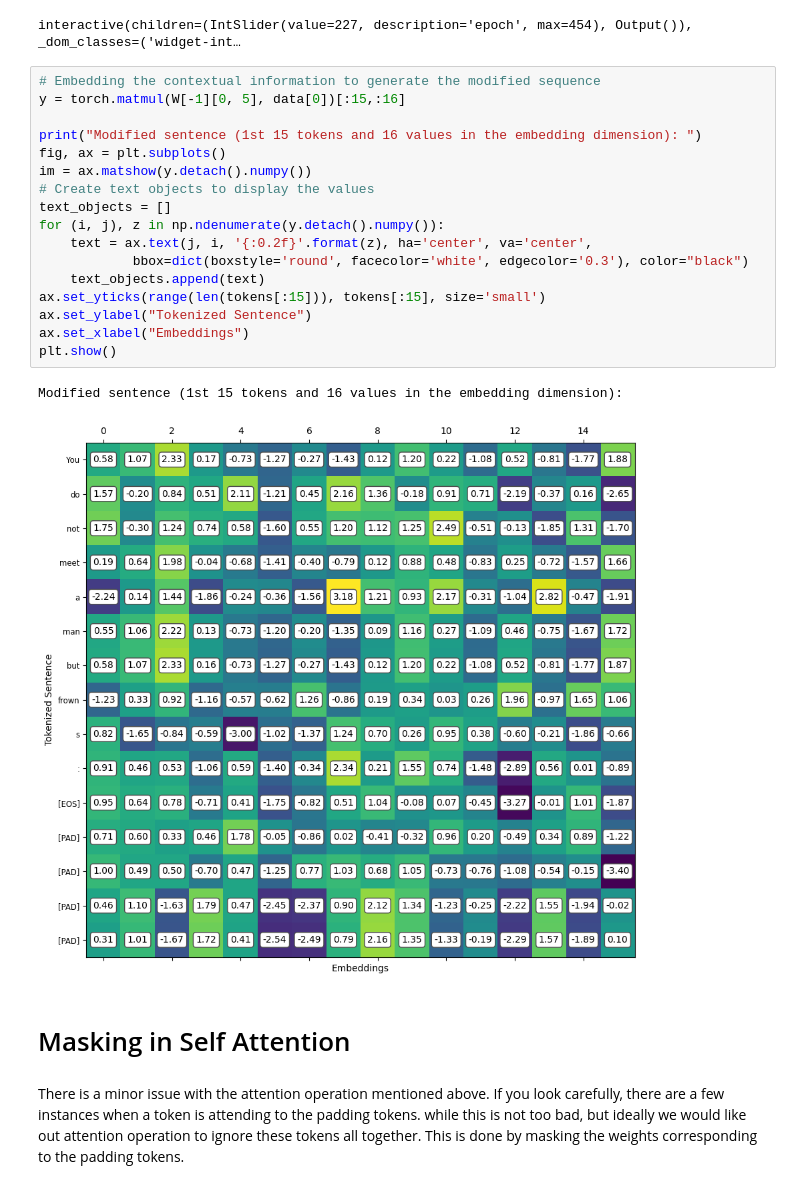
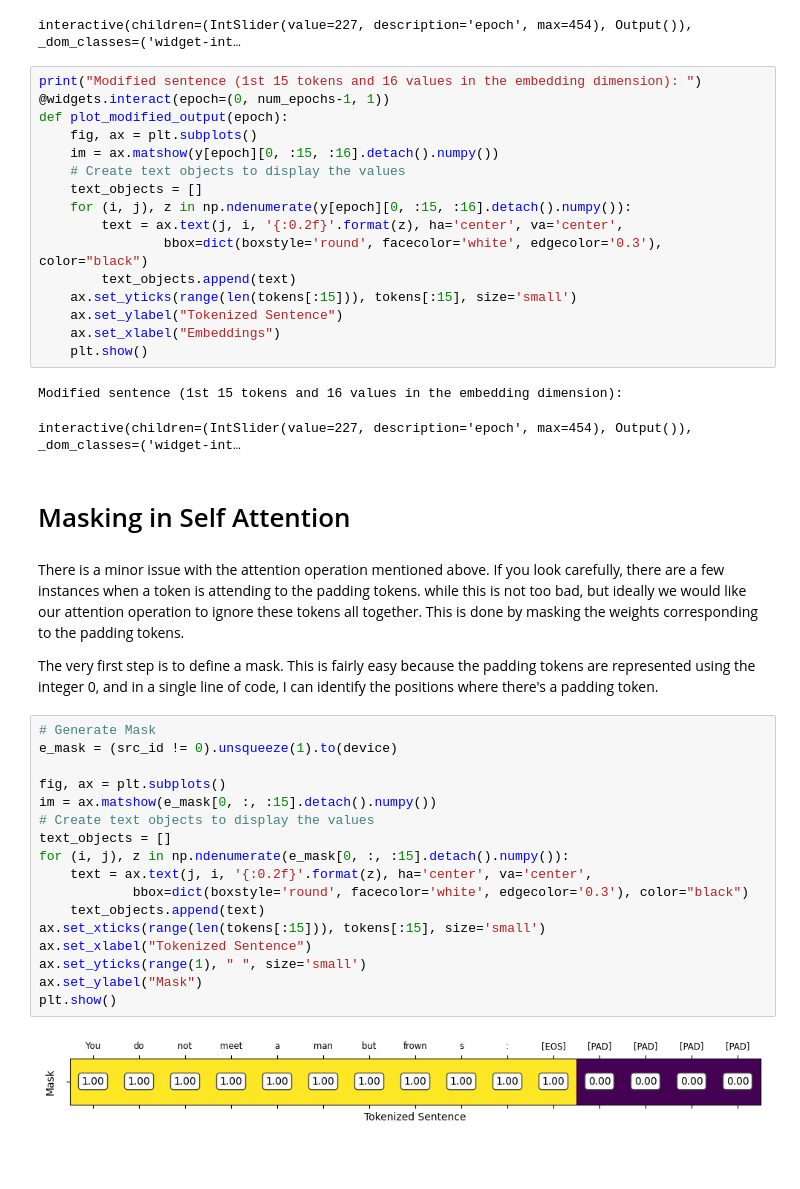
Before and after one commit to tgautam03/BardBungle, a Jupyter notebook: nb/Chapter2.ipynb, the cells around one changed output. Saved outputs shown, nothing was run; the diff lists cells and outputs as text; blank space fills up the shorter version.

Commit message:
Added masked attention

```diff
--- a/nb/Chapter2.ipynb
+++ b/nb/Chapter2.ipynb
@@ -319,26 +320,46 @@ def plot_attention_weights(epoch):
 # %% [output]
 interactive(children=(IntSlider(value=227, description='epoch', max=454), Output()), _dom_classes=('widget-int…
 # %%
-# Embedding the contextual information to generate the modified sequence
-y = torch.matmul(W[-1][0, 5], data[0])[:15,:16]
-
 print("Modified sentence (1st 15 tokens and 16 values in the embedding dimension): ")
-fig, ax = plt.subplots()
-im = ax.matshow(y.detach().numpy())
-# Create text objects to display the values
-text_objects = []
-for (i, j), z in np.ndenumerate(y.detach().numpy()):
-    text = ax.text(j, i, '{:0.2f}'.format(z), ha='center', va='center',
-            bbox=dict(boxstyle='round', facecolor='white', edgecolor='0.3'), color="black")
-    text_objects.append(text)
-ax.set_yticks(range(len(tokens[:15])), tokens[:15], size='small')
-ax.set_ylabel("Tokenized Sentence")
-ax.set_xlabel("Embeddings")
-plt.show()
+@widgets.interact(epoch=(0, num_epochs-1, 1))
+def plot_modified_output(epoch):
+    fig, ax = plt.subplots()
+    im = ax.matshow(y[epoch][0, :15, :16].detach().numpy())
+    # Create text objects to display the values
+    text_objects = []
+    for (i, j), z in np.ndenumerate(y[epoch][0, :15, :16].detach().numpy()):
+        text = ax.text(j, i, '{:0.2f}'.format(z), ha='center', va='center',
+                bbox=dict(boxstyle='round', facecolor='white', edgecolor='0.3'), color="black")
+        text_objects.append(text)
+    ax.set_yticks(range(len(tokens[:15])), tokens[:15], size='small')
+    ax.set_ylabel("Tokenized Sentence")
+    ax.set_xlabel("Embeddings")
+    plt.show()
 # %% [output]
 Modified sentence (1st 15 tokens and 16 values in the embedding dimension):
-[figure, removed]
+interactive(children=(IntSlider(value=227, description='epoch', max=454), Output()), _dom_classes=('widget-int…
 # %% [markdown]
 # Masking in Self Attention
 # %% [markdown]
-There is a minor issue with the attention operation mentioned above. If you look carefully, there are a few instances when a token is attending to the padding tokens. while this is not too bad, but ideally we would like out attention operation to ignore these tokens all together. This is done by masking the weights corresponding to the padding tokens.
+There is a minor issue with the attention operation mentioned above. If you look carefully, there are a few instances when a token is attending to the padding tokens. while this is not too bad, but ideally we would like our attention operation to ignore these tokens all together. This is done by masking the weights corresponding to the padding tokens.
+
+The very first step is to define a mask. This is fairly easy because the padding tokens are represented using the integer 0, and in a single line of code, I can identify the positions where there's a padding token.
+# %%
+# Generate Mask
+e_mask = (src_id != 0).unsqueeze(1).to(device)
+
+fig, ax = plt.subplots()
+im = ax.matshow(e_mask[0, :, :15].detach().numpy())
+# Create text objects to display the values
+text_objects = []
+for (i, j), z in np.ndenumerate(e_mask[0, :, :15].detach().numpy()):
+    text = ax.text(j, i, '{:0.2f}'.format(z), ha='center', va='center',
+            bbox=dict(boxstyle='round', facecolor='white', edgecolor='0.3'), color="black")
+    text_objects.append(text)
+ax.set_xticks(range(len(tokens[:15])), tokens[:15], size='small')
+ax.set_xlabel("Tokenized Sentence")
+ax.set_yticks(range(1), " ", size='small')
+ax.set_ylabel("Mask")
+plt.show()
+# %% [output]
+[figure, added]
```
Also changed, not shown: parts of 5 cells of this notebook.
